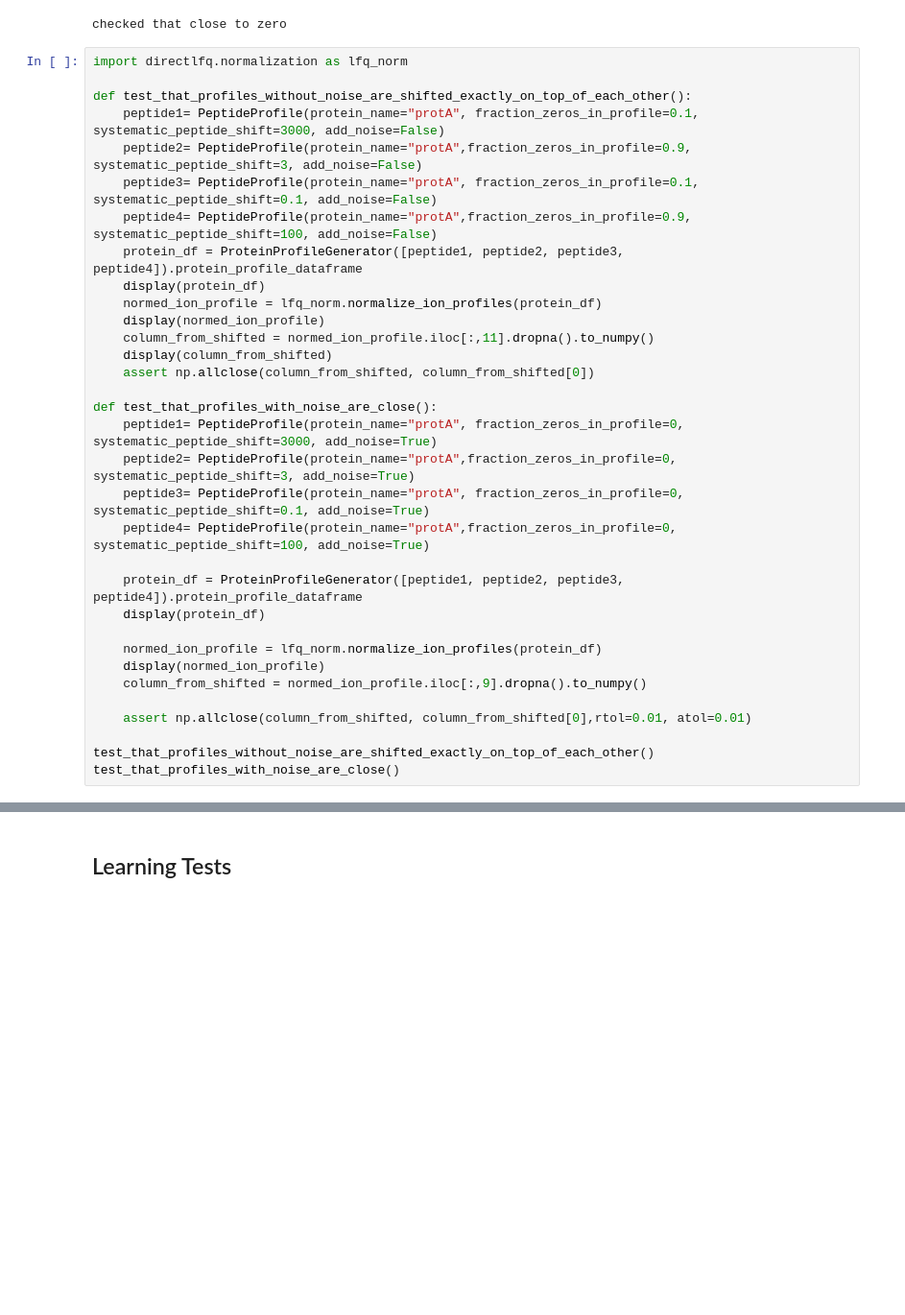
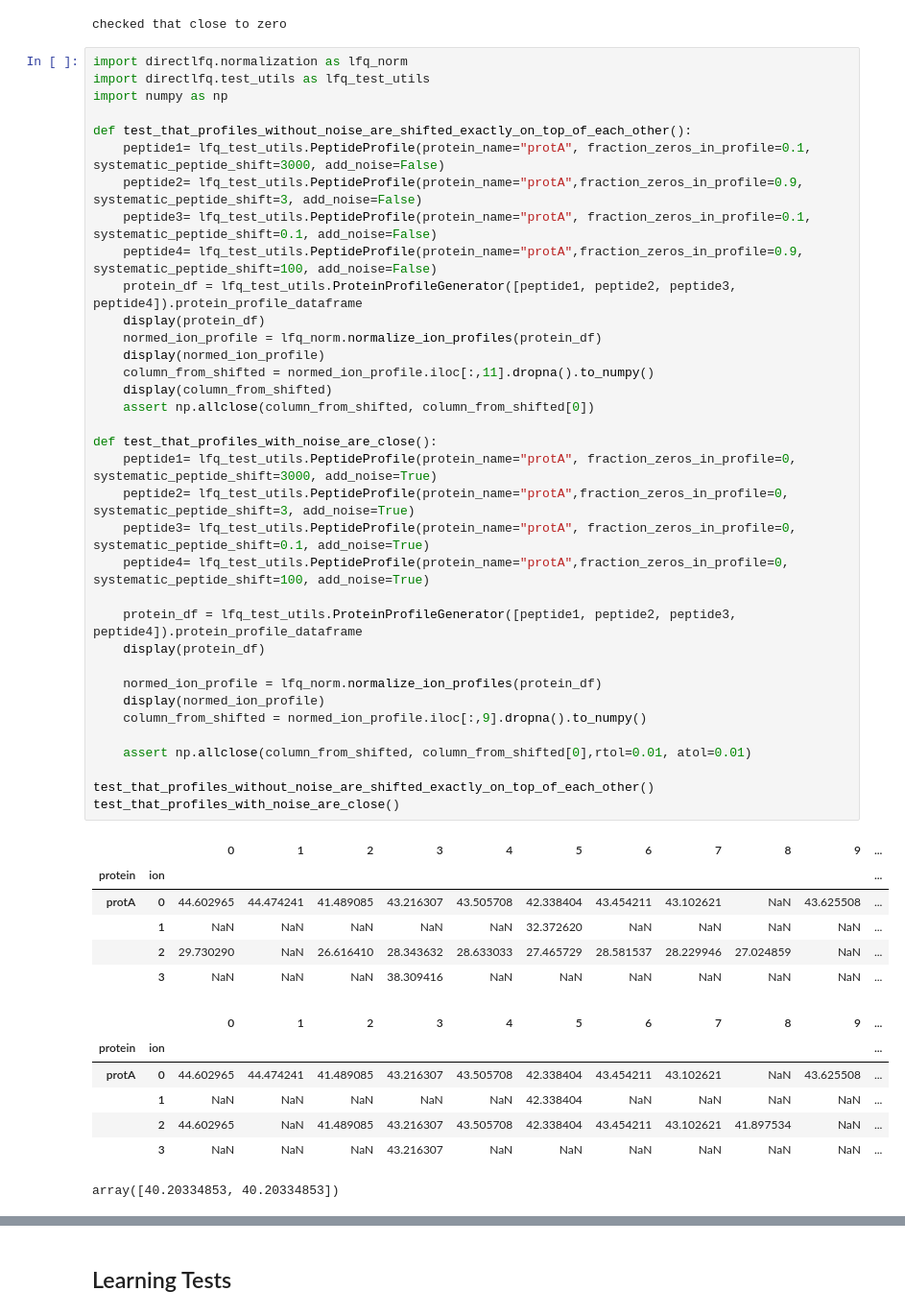
Before and after one commit to MannLabs/directlfq, a Jupyter notebook: nbdev_nbs/02_normalization.ipynb, the cells around one changed output, grey strips where cells are left out. Shown: that part at 96% size. Drawn from its saved outputs; the diff is of its cells as text; blank space fills up the shorter version.

Commit message:
fix import

```diff
--- a/nbdev_nbs/02_normalization.ipynb
+++ b/nbdev_nbs/02_normalization.ipynb
@@ -169,34 +169,50 @@ checked that close to zero
 checked that close to zero
 # %%
 import directlfq.normalization as lfq_norm
+import directlfq.test_utils as lfq_test_utils
+import numpy as np
 
 def test_that_profiles_without_noise_are_shifted_exactly_on_top_of_each_other():
-    peptide1= PeptideProfile(protein_name="protA", fraction_zeros_in_profile=0.1, systematic_peptide_shift=3000, add_noise=False)
-    peptide2= PeptideProfile(protein_name="protA",fraction_zeros_in_profile=0.9, systematic_peptide_shift=3, add_noise=False)
-    peptide3= PeptideProfile(protein_name="protA", fraction_zeros_in_profile=0.1, systematic_peptide_shift=0.1, add_noise=False)
-    peptide4= PeptideProfile(protein_name="protA",fraction_zeros_in_profile=0.9, systematic_peptide_shift=100, add_noise=False)
-    protein_df = ProteinProfileGenerator([peptide1, peptide2, peptide3, peptide4]).protein_profile_dataframe
+    peptide1= lfq_test_utils.PeptideProfile(protein_name="protA", fraction_zeros_in_profile=0.1, systematic_peptide_shift=3000, add_noise=False)
+    peptide2= lfq_test_utils.PeptideProfile(protein_name="protA",fraction_zeros_in_profile=0.9, systematic_peptide_shift=3, add_noise=False)
+    peptide3= lfq_test_utils.PeptideProfile(protein_name="protA", fraction_zeros_in_profile=0.1, systematic_peptide_shift=0.1, add_noise=False)
+    peptide4= lfq_test_utils.PeptideProfile(protein_name="protA",fraction_zeros_in_profile=0.9, systematic_peptide_shift=100, add_noise=False)
+    protein_df = lfq_test_utils.ProteinProfileGenerator([peptide1, peptide2, peptide3, peptide4]).protein_profile_dataframe
     display(protein_df)
     normed_ion_profile = lfq_norm.normalize_ion_profiles(protein_df)
     display(normed_ion_profile)
     column_from_shifted = normed_ion_profile.iloc[:,11].dropna().to_numpy()
     display(column_from_shifted)
     assert np.allclose(column_from_shifted, column_from_shifted[0])
 
 def test_that_profiles_with_noise_are_close():
-    peptide1= PeptideProfile(protein_name="protA", fraction_zeros_in_profile=0, systematic_peptide_shift=3000, add_noise=True)
-    peptide2= PeptideProfile(protein_name="protA",fraction_zeros_in_profile=0, systematic_peptide_shift=3, add_noise=True)
-    peptide3= PeptideProfile(protein_name="protA", fraction_zeros_in_profile=0, systematic_peptide_shift=0.1, add_noise=True)
-    peptide4= PeptideProfile(protein_name="protA",fraction_zeros_in_profile=0, systematic_peptide_shift=100, add_noise=True)
+    peptide1= lfq_test_utils.PeptideProfile(protein_name="protA", fraction_zeros_in_profile=0, systematic_peptide_shift=3000, add_noise=True)
+    peptide2= lfq_test_utils.PeptideProfile(protein_name="protA",fraction_zeros_in_profile=0, systematic_peptide_shift=3, add_noise=True)
+    peptide3= lfq_test_utils.PeptideProfile(protein_name="protA", fraction_zeros_in_profile=0, systematic_peptide_shift=0.1, add_noise=True)
+    peptide4= lfq_test_utils.PeptideProfile(protein_name="protA",fraction_zeros_in_profile=0, systematic_peptide_shift=100, add_noise=True)
 
-    protein_df = ProteinProfileGenerator([peptide1, peptide2, peptide3, peptide4]).protein_profile_dataframe
+    protein_df = lfq_test_utils.ProteinProfileGenerator([peptide1, peptide2, peptide3, peptide4]).protein_profile_dataframe
     display(protein_df)
 
     normed_ion_profile = lfq_norm.normalize_ion_profiles(protein_df)
     display(normed_ion_profile)
     column_from_shifted = normed_ion_profile.iloc[:,9].dropna().to_numpy()
 
     assert np.allclose(column_from_shifted, column_from_shifted[0],rtol=0.01, atol=0.01)
 
 test_that_profiles_without_noise_are_shifted_exactly_on_top_of_each_other()
 test_that_profiles_with_noise_are_close()
+# %% [output]
+|  |  | 0 | 1 | 2 | 3 | 4 | 5 | 6 | 7 | 8 | 9 | ... |
+| protein | ion |  |  |  |  |  |  |  |  |  |  | ... |
+| protA | 0 | 44.602965 | 44.474241 | 41.489085 | 43.216307 | 43.505708 | 42.338404 | 43.454211 | 43.102621 | NaN | 43.625508 | ... |
+|  | 1 | NaN | NaN | NaN | NaN | NaN | 32.372620 | NaN | NaN | NaN | NaN | ... |
+|  | 2 | 29.730290 | NaN | 26.616410 | 28.343632 | 28.633033 | 27.465729 | 28.581537 | 28.229946 | 27.024859 | NaN | ... |
+|  | 3 | NaN | NaN | NaN | 38.309416 | NaN | NaN | NaN | NaN | NaN | NaN | ... |
+|  |  | 0 | 1 | 2 | 3 | 4 | 5 | 6 | 7 | 8 | 9 | ... |
+| protein | ion |  |  |  |  |  |  |  |  |  |  | ... |
+| protA | 0 | 44.602965 | 44.474241 | 41.489085 | 43.216307 | 43.505708 | 42.338404 | 43.454211 | 43.102621 | NaN | 43.625508 | ... |
+|  | 1 | NaN | NaN | NaN | NaN | NaN | 42.338404 | NaN | NaN | NaN | NaN | ... |
+|  | 2 | 44.602965 | NaN | 41.489085 | 43.216307 | 43.505708 | 42.338404 | 43.454211 | 43.102621 | 41.897534 | NaN | ... |
+|  | 3 | NaN | NaN | NaN | 43.216307 | NaN | NaN | NaN | NaN | NaN | NaN | ... |
+array([40.20334853, 40.20334853])
```
Also changed, not shown: parts of 2 cells of this notebook.
